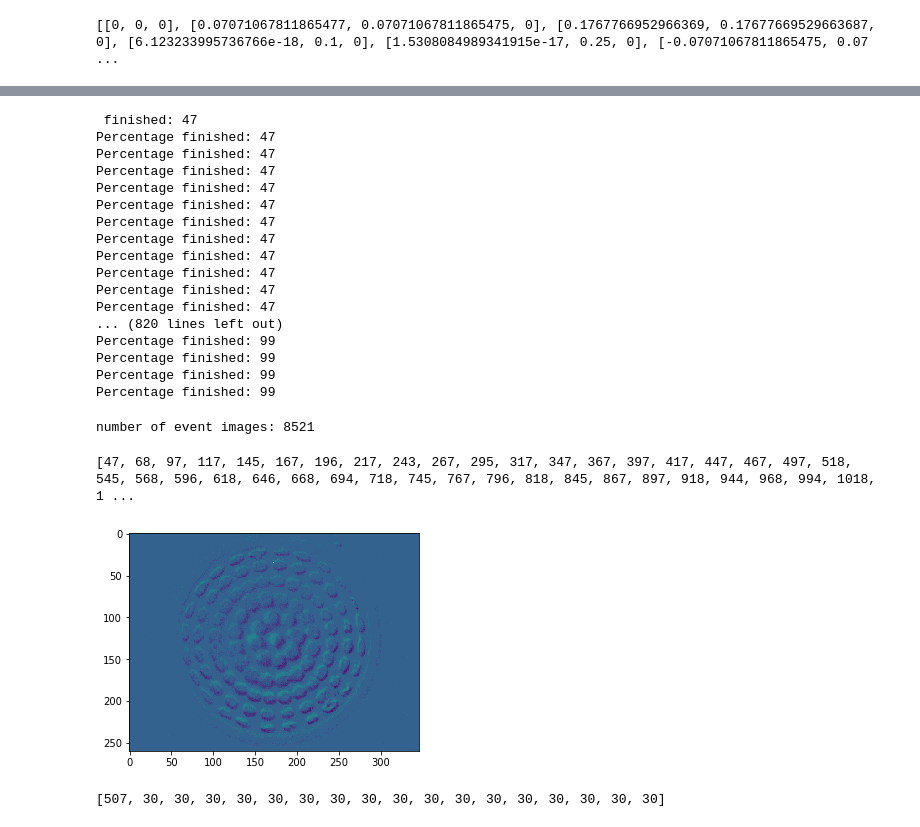
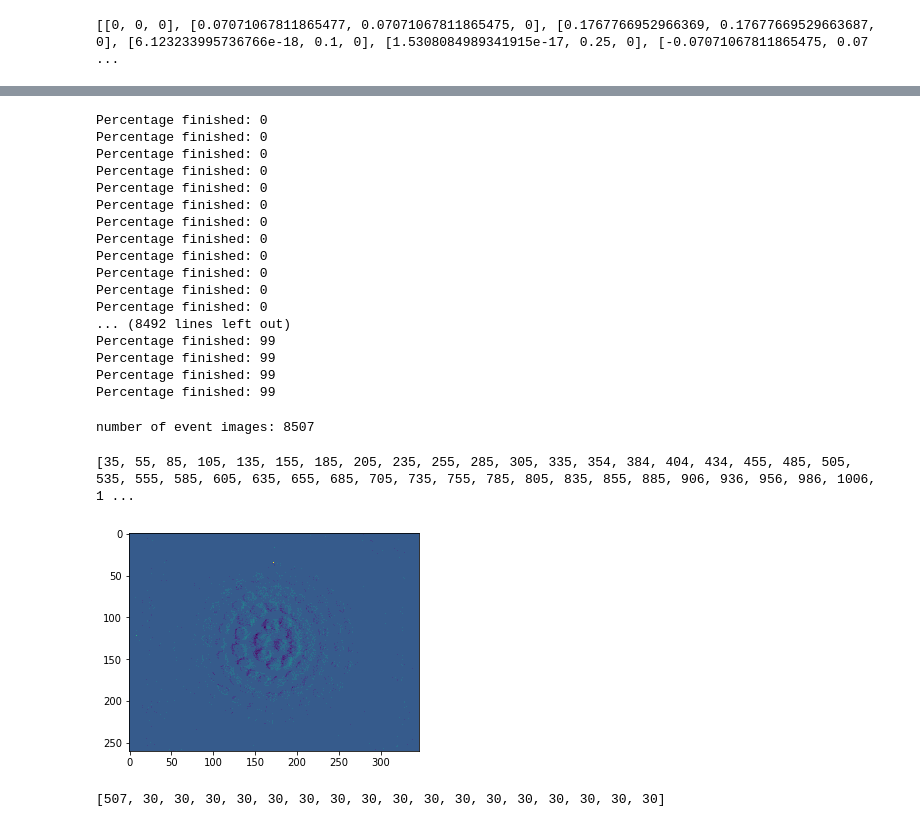
Before and after one commit to abdullaayyad96/DVSContactEstimation, a Jupyter notebook: preprocess.ipynb, the cells around one changed output, grey strips where cells are left out. Saved outputs shown, nothing was run; the diff lists cells and outputs as text; code cells hidden in the pictures.

```diff
--- a/preprocess.ipynb
+++ b/preprocess.ipynb
@@ -17,8 +18,8 @@ from geometry_msgs.msg import Pose, Vector3, PoseStamped
 # %%
 #parameters of processing
 frequency = 10 #Hz
-bag_file_name = 'tactile_sensing_data/17_point_data_estimation.bag'
-h5_file_name = '17_point_single_frame_processed_data_10_Hz.hdf5'
+bag_file_name = 'tactile_sensing_data/17_point_contact_estimation_new_proto.bag'
+h5_file_name = '17_point_single_frame_processed_data_new_prototype.hdf5'
 time_window_size = 15
 examples_per_edge = 3
 # %%
@@ -117,19 +118,19 @@ for i in range(0, len(contact_case_ts_int), set_size):
 
 hf.close()
 # %% [output]
- finished: 47
-Percentage finished: 47
-Percentage finished: 47
-Percentage finished: 47
-Percentage finished: 47
-Percentage finished: 47
-Percentage finished: 47
-Percentage finished: 47
-Percentage finished: 47
-Percentage finished: 47
-Percentage finished: 47
-Percentage finished: 47
-... (820 lines left out)
+Percentage finished: 0
+Percentage finished: 0
+Percentage finished: 0
+Percentage finished: 0
+Percentage finished: 0
+Percentage finished: 0
+Percentage finished: 0
+Percentage finished: 0
+Percentage finished: 0
+Percentage finished: 0
+Percentage finished: 0
+Percentage finished: 0
+... (8492 lines left out)
 Percentage finished: 99
 Percentage finished: 99
 Percentage finished: 99
@@ -140,7 +141,7 @@ hf = h5py.File(h5_file_name, 'r+')
 print('number of event images: {}'.format(len(hf['event_images'])))
 hf.close()
 # %% [output]
-number of event images: 8521
+number of event images: 8507
 # %%
 #Find rise/drop time and create windows accordingle
 edge_locations = np.where(np.abs(np.diff(contact_case_int))>0)
@@ -163,7 +164,7 @@ def extract_edge_data(hf_file, edge_index_list, n_examples_per_edge=examples_per
                 start_index = max([0, math.floor(index-window_size/2)])
                 end_index = start_index + window_size
 
-            if end_idx <= len(hf_file['contact_status']):
+            if end_index <= len(hf_file['contact_status']):
                 reference_idx = range(int(start_index), int(end_index))
                 one_hot_vector = [0] * n_classes
                 one_hot_vector[int(hf_file['contact_status'][end_index])] = 1
@@ -178,7 +179,7 @@ def extract_edge_data(hf_file, edge_index_list, n_examples_per_edge=examples_per
                     hf_file['ex_output'].resize(len(hf_file['ex_output']) + 1, axis=0)
                     hf_file["ex_output"][len(hf_file['ex_output'])-1] = one_hot_vector
 # %% [output]
-[47, 68, 97, 117, 145, 167, 196, 217, 243, 267, 295, 317, 347, 367, 397, 417, 447, 467, 497, 518, 545, 568, 596, 618, 646, 668, 694, 718, 745, 767, 796, 818, 845, 867, 897, 918, 944, 968, 994, 1018, 1 ...
+[35, 55, 85, 105, 135, 155, 185, 205, 235, 255, 285, 305, 335, 354, 384, 404, 434, 455, 485, 505, 535, 555, 585, 605, 635, 655, 685, 705, 735, 755, 785, 805, 835, 855, 885, 906, 936, 956, 986, 1006, 1 ...
 # %%
 #Divide the data set into windows
 
@@ -206,12 +207,12 @@ hf.close()
 # %%
 #Visualize events at switching states
 hf = h5py.File(h5_file_name, 'r+')
-indx = 90
+indx = 91
 plt.imshow(hf['event_images'][edge_locations[indx]][:,:,0])
 plt.show
 hf.close()
 # %% [output]
-[figure, old version]
+[figure, new version]
 # %%
 #analyze classes
 hf = h5py.File(h5_file_name, 'r+')
```
Also changed, not shown: parts of 4 cells of this notebook, 2 other files.
